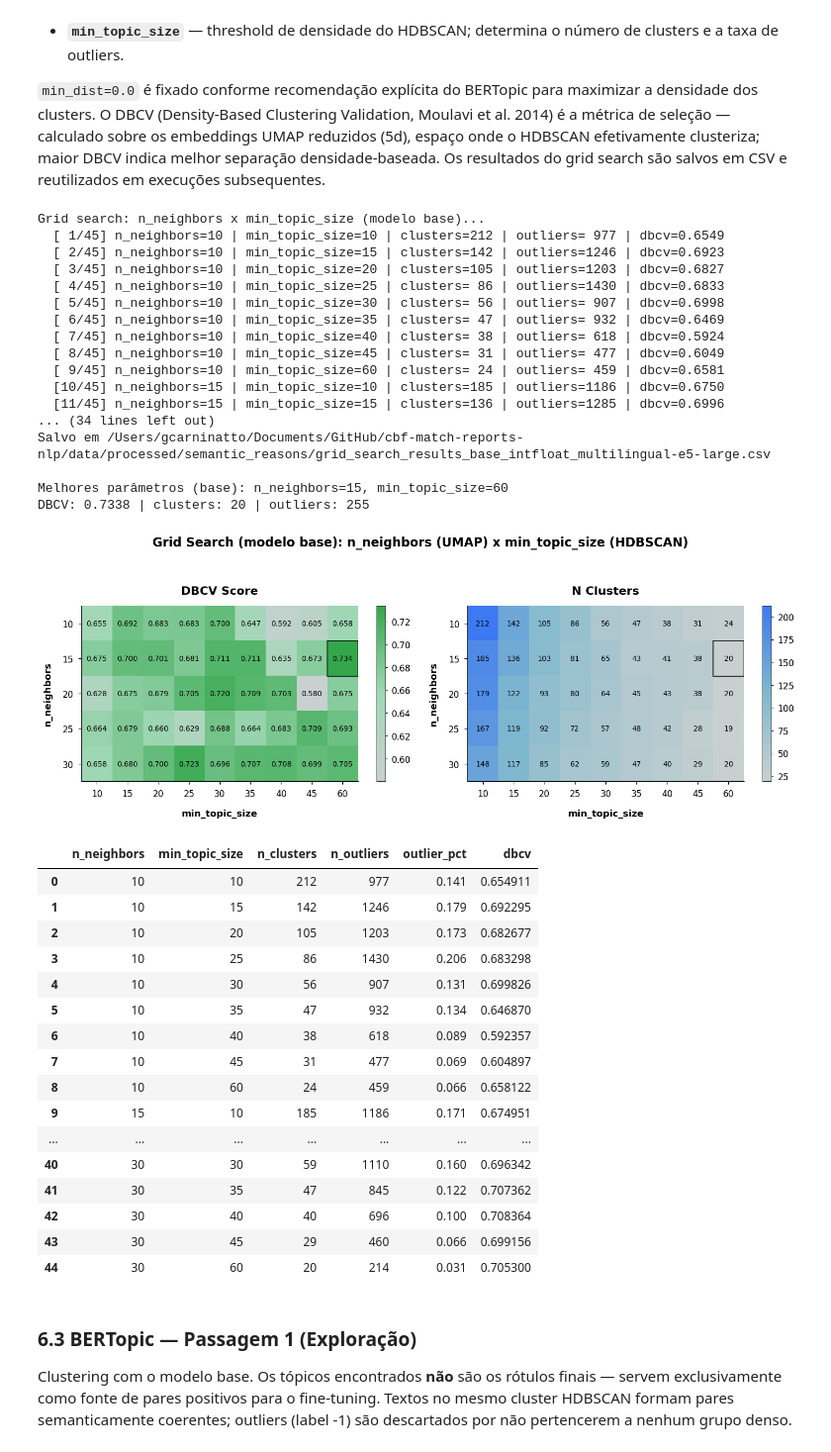
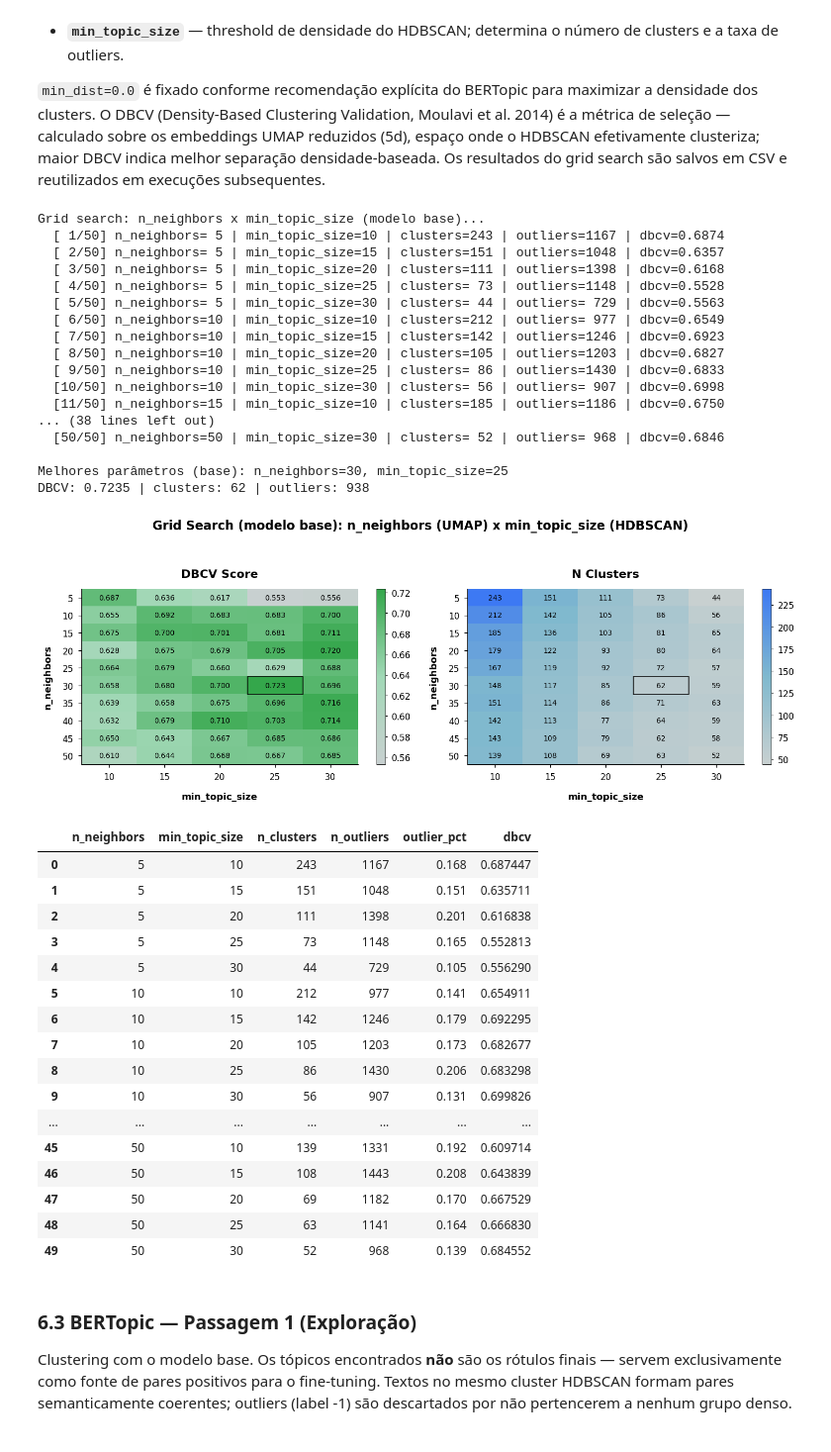
Before and after one commit to gcarbs1/cbf-match-report-analysis, a Jupyter notebook: notebooks/2-semantic_card_reasons_embeddings.ipynb, the cells around one changed output. Shown at 99% size. Drawn from its saved outputs; the diff is of its cells as text; code cells hidden in the pictures.

```diff
--- a/notebooks/2-semantic_card_reasons_embeddings.ipynb
+++ b/notebooks/2-semantic_card_reasons_embeddings.ipynb
@@ -537,8 +536,8 @@ Os dois parâmetros com maior impacto na qualidade dos clusters são `n_neighbor
 
 `min_dist=0.0` é fixado conforme recomendação explícita do BERTopic para maximizar a densidade dos clusters. O DBCV (Density-Based Clustering Validation, Moulavi et al. 2014) é a métrica de seleção — calculado sobre os embeddings UMAP reduzidos (5d), espaço onde o HDBSCAN efetivamente clusteriza; maior DBCV indica melhor separação densidade-baseada. Os resultados do grid search são salvos em CSV e reutilizados em execuções subsequentes.
 # %%
-N_NEIGHBORS_RANGE = [5, 10, 15, 20]
-MIN_TOPIC_SIZE_RANGE = [5, 10, 15, 20, 25, 30]
+N_NEIGHBORS_RANGE = [5, 10, 15, 20, 25, 30, 35, 40, 45, 50]
+MIN_TOPIC_SIZE_RANGE = [10, 15, 20, 25, 30]
 
 def _run_grid_search(embeddings: np.ndarray, label: str) -> pd.DataFrame:
     combos = [(n, m) for n in N_NEIGHBORS_RANGE for m in MIN_TOPIC_SIZE_RANGE]
@@ -571,66 +570,66 @@ dbcv_pivot = grid_df.pivot(index="n_neighbors", columns="min_topic_size", values
 nc_pivot  = grid_df.pivot(index="n_neighbors", columns="min_topic_size", values="n_clusters")
 
 fig, axes = plt.subplots(1, 2, figsize=(15, 5.5))
 for ax, pivot, title, cmap in zip(
     axes, [dbcv_pivot, nc_pivot], ["DBCV Score", "N Clusters"], [PLOT_HEATMAP_GREEN, PLOT_HEATMAP_BLUE],
 ):
     im = ax.imshow(pivot.values, aspect="auto", cmap=cmap)
     ax.set_xticks(range(len(MIN_TOPIC_SIZE_RANGE)))
     ax.set_xticklabels(MIN_TOPIC_SIZE_RANGE)
     ax.set_yticks(range(len(N_NEIGHBORS_RANGE)))
     ax.set_yticklabels(N_NEIGHBORS_RANGE)
     style_axis(ax, title, "min_topic_size", "n_neighbors")
     for ii in range(len(N_NEIGHBORS_RANGE)):
         for jj in range(len(MIN_TOPIC_SIZE_RANGE)):
             val = pivot.iloc[ii, jj]
             ax.text(jj, ii, f"{val:.3f}" if title == "DBCV Score" else str(int(val)), ha="center", va="center", fontsize=10, color="black")
     colorbar = plt.colorbar(im, ax=ax, fraction=0.046, pad=0.06)
     style_colorbar(colorbar)
     best_i = N_NEIGHBORS_RANGE.index(best_n_neighbors)
     best_j = MIN_TOPIC_SIZE_RANGE.index(best_min_topic_size)
     ax.add_patch(plt.Rectangle((best_j - 0.5, best_i - 0.5), 1, 1, fill=False, edgecolor="black", linewidth=1.1))
 
 fig.suptitle("Grid Search (modelo base): n_neighbors (UMAP) x min_topic_size (HDBSCAN)", fontsize=17, fontweight="bold", y=1.03)
 plt.tight_layout(pad=1.6)
 save_plot(fig, "umap_param_grid_search_base.png")
 plt.show()
 grid_df
 # %% [output]
 Grid search: n_neighbors x min_topic_size (modelo base)...
-  [ 1/45] n_neighbors=10 | min_topic_size=10 | clusters=212 | outliers= 977 | dbcv=0.6549
-  [ 2/45] n_neighbors=10 | min_topic_size=15 | clusters=142 | outliers=1246 | dbcv=0.6923
-  [ 3/45] n_neighbors=10 | min_topic_size=20 | clusters=105 | outliers=1203 | dbcv=0.6827
-  [ 4/45] n_neighbors=10 | min_topic_size=25 | clusters= 86 | outliers=1430 | dbcv=0.6833
-  [ 5/45] n_neighbors=10 | min_topic_size=30 | clusters= 56 | outliers= 907 | dbcv=0.6998
-  [ 6/45] n_neighbors=10 | min_topic_size=35 | clusters= 47 | outliers= 932 | dbcv=0.6469
-  [ 7/45] n_neighbors=10 | min_topic_size=40 | clusters= 38 | outliers= 618 | dbcv=0.5924
-  [ 8/45] n_neighbors=10 | min_topic_size=45 | clusters= 31 | outliers= 477 | dbcv=0.6049
-  [ 9/45] n_neighbors=10 | min_topic_size=60 | clusters= 24 | outliers= 459 | dbcv=0.6581
-  [10/45] n_neighbors=15 | min_topic_size=10 | clusters=185 | outliers=1186 | dbcv=0.6750
-  [11/45] n_neighbors=15 | min_topic_size=15 | clusters=136 | outliers=1285 | dbcv=0.6996
-... (34 lines left out)
-Salvo em /Users/gcarninatto/Documents/GitHub/cbf-match-reports-nlp/data/processed/semantic_reasons/grid_search_results_base_intfloat_multilingual-e5-large.csv
+  [ 1/50] n_neighbors= 5 | min_topic_size=10 | clusters=243 | outliers=1167 | dbcv=0.6874
+  [ 2/50] n_neighbors= 5 | min_topic_size=15 | clusters=151 | outliers=1048 | dbcv=0.6357
+  [ 3/50] n_neighbors= 5 | min_topic_size=20 | clusters=111 | outliers=1398 | dbcv=0.6168
+  [ 4/50] n_neighbors= 5 | min_topic_size=25 | clusters= 73 | outliers=1148 | dbcv=0.5528
+  [ 5/50] n_neighbors= 5 | min_topic_size=30 | clusters= 44 | outliers= 729 | dbcv=0.5563
+  [ 6/50] n_neighbors=10 | min_topic_size=10 | clusters=212 | outliers= 977 | dbcv=0.6549
+  [ 7/50] n_neighbors=10 | min_topic_size=15 | clusters=142 | outliers=1246 | dbcv=0.6923
+  [ 8/50] n_neighbors=10 | min_topic_size=20 | clusters=105 | outliers=1203 | dbcv=0.6827
+  [ 9/50] n_neighbors=10 | min_topic_size=25 | clusters= 86 | outliers=1430 | dbcv=0.6833
+  [10/50] n_neighbors=10 | min_topic_size=30 | clusters= 56 | outliers= 907 | dbcv=0.6998
+  [11/50] n_neighbors=15 | min_topic_size=10 | clusters=185 | outliers=1186 | dbcv=0.6750
+... (38 lines left out)
+  [50/50] n_neighbors=50 | min_topic_size=30 | clusters= 52 | outliers= 968 | dbcv=0.6846
 
-Melhores parâmetros (base): n_neighbors=15, min_topic_size=60
-DBCV: 0.7338 | clusters: 20 | outliers: 255
+Melhores parâmetros (base): n_neighbors=30, min_topic_size=25
+DBCV: 0.7235 | clusters: 62 | outliers: 938
-[figure, old version]
+[figure, new version]
 |  | n_neighbors | min_topic_size | n_clusters | n_outliers | outlier_pct | dbcv |
-| 0 | 10 | 10 | 212 | 977 | 0.141 | 0.654911 |
-| 1 | 10 | 15 | 142 | 1246 | 0.179 | 0.692295 |
-| 2 | 10 | 20 | 105 | 1203 | 0.173 | 0.682677 |
-| 3 | 10 | 25 | 86 | 1430 | 0.206 | 0.683298 |
-| 4 | 10 | 30 | 56 | 907 | 0.131 | 0.699826 |
-| 5 | 10 | 35 | 47 | 932 | 0.134 | 0.646870 |
-| 6 | 10 | 40 | 38 | 618 | 0.089 | 0.592357 |
-| 7 | 10 | 45 | 31 | 477 | 0.069 | 0.604897 |
-| 8 | 10 | 60 | 24 | 459 | 0.066 | 0.658122 |
-| 9 | 15 | 10 | 185 | 1186 | 0.171 | 0.674951 |
+| 0 | 5 | 10 | 243 | 1167 | 0.168 | 0.687447 |
+| 1 | 5 | 15 | 151 | 1048 | 0.151 | 0.635711 |
+| 2 | 5 | 20 | 111 | 1398 | 0.201 | 0.616838 |
+| 3 | 5 | 25 | 73 | 1148 | 0.165 | 0.552813 |
+| 4 | 5 | 30 | 44 | 729 | 0.105 | 0.556290 |
+| 5 | 10 | 10 | 212 | 977 | 0.141 | 0.654911 |
+| 6 | 10 | 15 | 142 | 1246 | 0.179 | 0.692295 |
+| 7 | 10 | 20 | 105 | 1203 | 0.173 | 0.682677 |
+| 8 | 10 | 25 | 86 | 1430 | 0.206 | 0.683298 |
+| 9 | 10 | 30 | 56 | 907 | 0.131 | 0.699826 |
 | ... | ... | ... | ... | ... | ... | ... |
-| 40 | 30 | 30 | 59 | 1110 | 0.160 | 0.696342 |
-| 41 | 30 | 35 | 47 | 845 | 0.122 | 0.707362 |
-| 42 | 30 | 40 | 40 | 696 | 0.100 | 0.708364 |
-| 43 | 30 | 45 | 29 | 460 | 0.066 | 0.699156 |
-| 44 | 30 | 60 | 20 | 214 | 0.031 | 0.705300 |
+| 45 | 50 | 10 | 139 | 1331 | 0.192 | 0.609714 |
+| 46 | 50 | 15 | 108 | 1443 | 0.208 | 0.643839 |
+| 47 | 50 | 20 | 69 | 1182 | 0.170 | 0.667529 |
+| 48 | 50 | 25 | 63 | 1141 | 0.164 | 0.666830 |
+| 49 | 50 | 30 | 52 | 968 | 0.139 | 0.684552 |
 # %% [markdown]
 ### **6.3 BERTopic — Passagem 1 (Exploração)**
 
```
Also changed, not shown: parts of 28 cells of this notebook, 7 other files.
